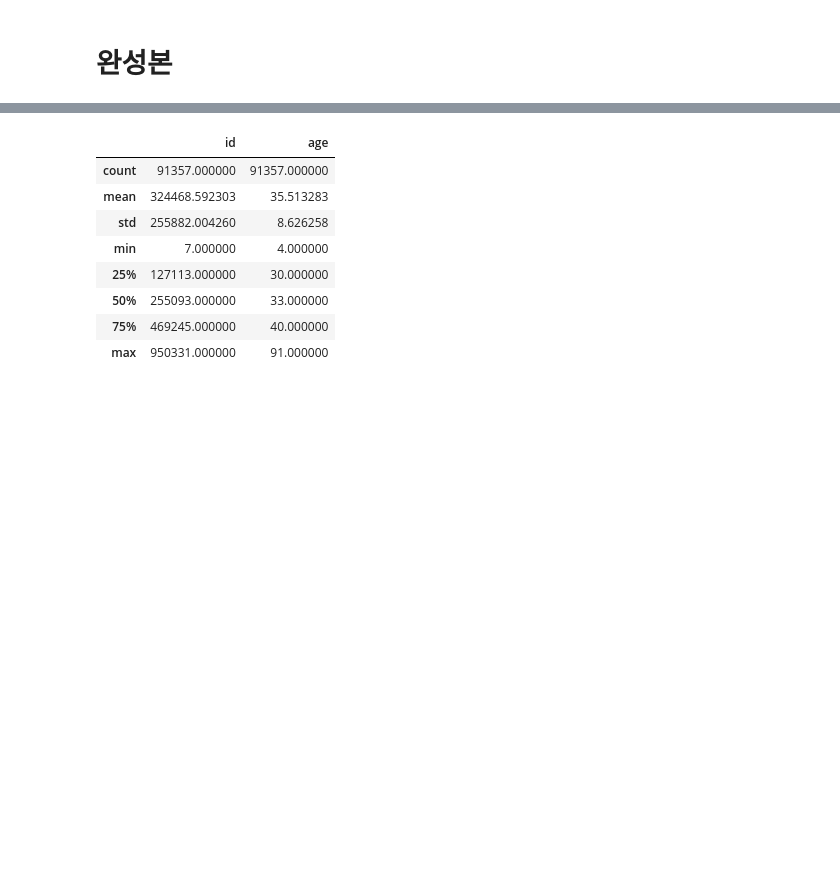
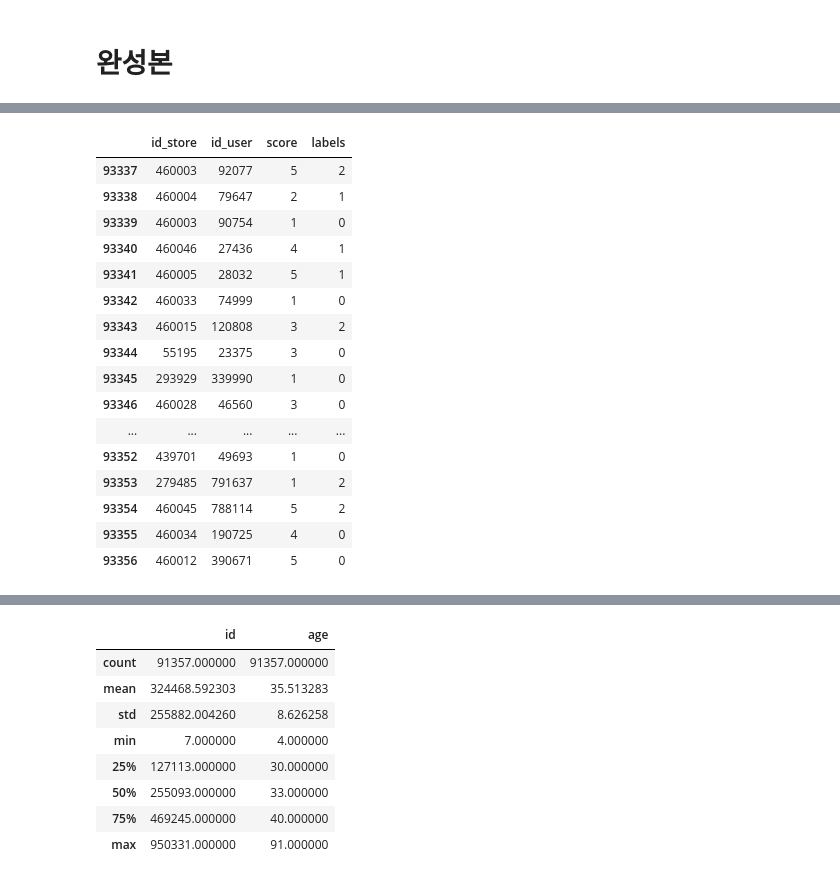
Before and after one commit to laugh4mile/HalalTimes, a Jupyter notebook: recommendation/recommendation_SVD_UserClustering_주정훈.ipynb, the cells around one changed output, grey strips where cells are left out. Drawn from its saved outputs; the diff is of its cells as text; code cells hidden in the pictures; blank space fills up the shorter version.

Commit message:
chore: recommendation_SVD_UserClustering_주정훈.ipynb Former-commit-id: 0ffdb3fdaff4b3de834b1f4ca56773de073f5707

```diff
--- a/recommendation/recommendation_SVD_UserClustering_주정훈.ipynb
+++ b/recommendation/recommendation_SVD_UserClustering_주정훈.ipynb
@@ -1497,0 +1556,3 @@ raw_data
+# %%
+rn = random.randint(0, 18978)
+type(temp.loc[rn]["id"])
@@ -1497,0 +1561,10 @@ raw_data
+# %%
+# gender string to bool
+raw_user_table["gender_m"] = raw_user_table["gender"].apply(lambda x: 1 if x=='남' else 0 )
+raw_user_table["gender_f"] = raw_user_table["gender"].apply(lambda x: 1 if x=='여' else 0 )
+# reviews cnt
+muslim_review_nor_user = pd.concat([review_table, CSV_REVIEW])
+df_users_with_reviews = muslim_review_nor_user["user"].value_counts().rename_axis('user').reset_index(name='reviews')
+df_user_review_cnt = pd.merge(raw_user_table, df_users_with_reviews, left_on='id', right_on='user')
+df_user_review_cnt.drop_duplicates(inplace=True)
+df_user_review_cnt.reset_index(inplace=True)
@@ -1497,0 +1597,15 @@ raw_data
+# %%
+# normalization
+df_scaler = df_user_review_cnt[["age","reviews"]]
+scaler = preprocessing.MinMaxScaler()
+features_normal = scaler.fit_transform(df_scaler)
+df_scaler_normal= pd.DataFrame(features_normal ,columns=['nor_age', 'nor_reviews'])
+muslim_review_nor_user = pd.concat([df_user_review_cnt, df_scaler_normal], axis=1)
+df_review_user = muslim_review_nor_user[["id","nor_age","gender_m","gender_f",'nor_reviews']]
+
+df_without_id = df_review_user[["nor_age","gender_m","gender_f",'nor_reviews']]
+kmeans = KMeans(n_clusters=3).fit(df_without_id)
+labels = pd.DataFrame(kmeans.labels_)
+labeledColleges = pd.concat((df_review_user,labels),axis=1)
+labeledColleges = labeledColleges.rename({0:'labels'},axis=1)
+labeledColleges.head()
@@ -1497,0 +1619,29 @@ raw_data
+# %%
+# review [store, user, score, label]
+review_df =  pd.merge(review_table, labeledColleges, how="left", left_on="user", right_on="id")
+review_df = review_df[["store", "user", "score", "labels"]]
+review_df.columns = ["id_store", "id_user", "score", "labels"]
+review_df.tail(20)
+
+for i in range(10):
+  rn = random.randint(0, 18978)
+  review_df=review_df.append({"id_store":copied_df.loc[random.randint(0, 133)]["id"], "id_user":labeledColleges.loc[rn]["id"], "score":random.randint(1, 5), "labels":labeledColleges.loc[rn]["labels"]}, ignore_index=True)
+review_df.tail(20)
+# %% [output]
+|  | id_store | id_user | score | labels |
+| 93337 | 460003 | 92077 | 5 | 2 |
+| 93338 | 460004 | 79647 | 2 | 1 |
+| 93339 | 460003 | 90754 | 1 | 0 |
+| 93340 | 460046 | 27436 | 4 | 1 |
+| 93341 | 460005 | 28032 | 5 | 1 |
+| 93342 | 460033 | 74999 | 1 | 0 |
+| 93343 | 460015 | 120808 | 3 | 2 |
+| 93344 | 55195 | 23375 | 3 | 0 |
+| 93345 | 293929 | 339990 | 1 | 0 |
+| 93346 | 460028 | 46560 | 3 | 0 |
+| ... | ... | ... | ... | ... |
+| 93352 | 439701 | 49693 | 1 | 0 |
+| 93353 | 279485 | 791637 | 1 | 2 |
+| 93354 | 460045 | 788114 | 5 | 2 |
+| 93355 | 460034 | 190725 | 4 | 0 |
+| 93356 | 460012 | 390671 | 5 | 0 |
```
Also changed, not shown: parts of 28 cells of this notebook.
